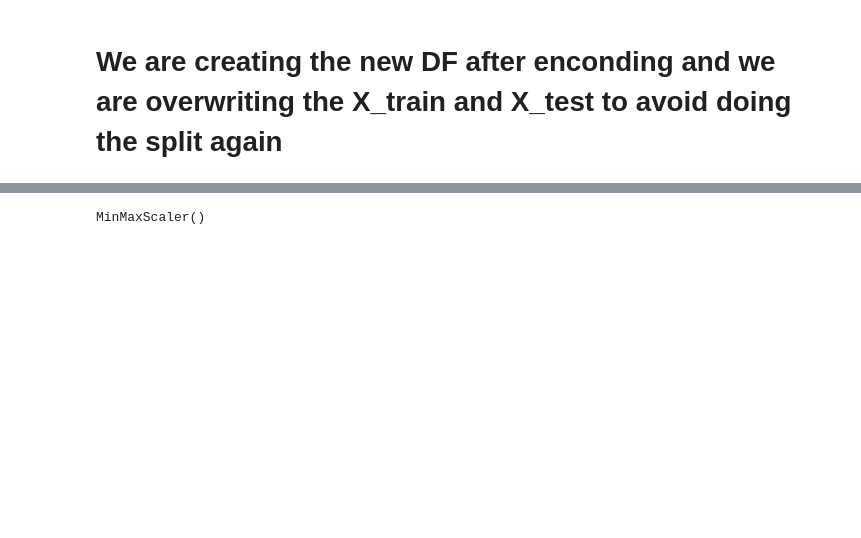
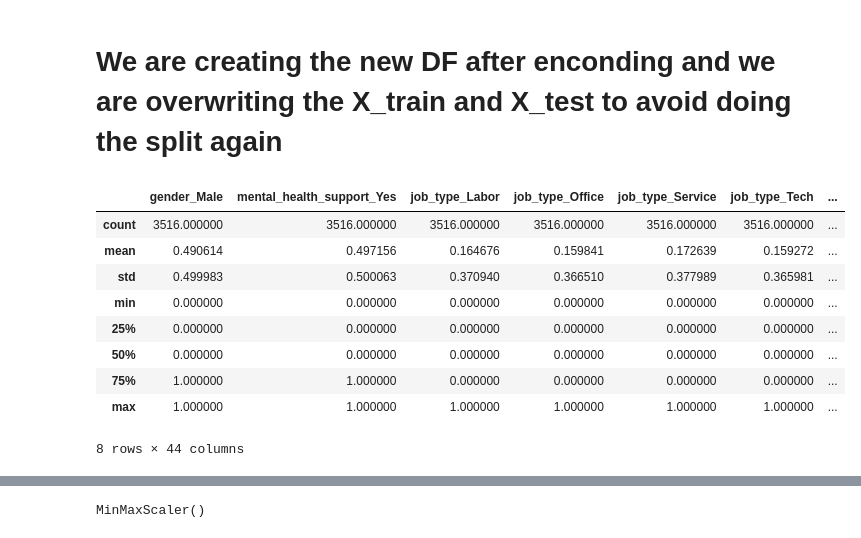
Before and after one commit to mari21041/ML---Disease-Risk-from-Daily-Habits, a Jupyter notebook: Notebooks/Notebook_Jesus.ipynb, the cells around one changed output, grey strips where cells are left out. Saved outputs shown, nothing was run; the diff lists cells and outputs as text; code cells hidden in the pictures; blank space fills up the shorter version.

```diff
--- a/Notebooks/Notebook_Jesus.ipynb
+++ b/Notebooks/Notebook_Jesus.ipynb
@@ -61,3 +38,3 @@ array(['Moderate', 'High', 'Low'], dtype=object)
 # %%
-object_col_non_ord=['gender', 'alcohol_consumption', 'mental_health_support', 'job_type', 'diet_type', 'exercise_type','caffeine_intake', 'family_history', 'pet_owner']
-object_col_ord=['sleep_quality','smoking_level','device_usage','healthcare_access','sunlight_exposure']
+object_col_non_ord=['gender', 'mental_health_support', 'job_type', 'diet_type', 'exercise_type', 'family_history', 'pet_owner']
+object_col_ord=['sleep_quality','smoking_level','device_usage','healthcare_access','sunlight_exposure', 'alcohol_consumption','caffeine_intake']
@@ -99,6 +85,6 @@ df_2['sunlight_exposure'] = df_2['sunlight_exposure'].map(sunlight_exposure_map)
 # %% [markdown]
 # Training the encoder
 # %%
-ohe = OneHotEncoder(sparse_output=False)
+ohe = OneHotEncoder(drop='first',sparse_output=False)
 ohe.fit(df_2[object_col_non_ord])
 # %% [output]
@@ -124,3 +111,16 @@ X_test_trans_np = ohe.transform(X_test[object_col_non_ord])
 X_test_trans_df = pd.DataFrame(X_test_trans_np, columns=ohe.get_feature_names_out(), index=X_test.index)
 X_test=pd.concat([X_test_trans_df,X_test_num],axis=1)
 # X_test.info()
+# %%
+X_test.describe()
+# %% [output]
+|  | gender_Male | mental_health_support_Yes | job_type_Labor | job_type_Office | job_type_Service | job_type_Tech | ... |
+| count | 3516.000000 | 3516.000000 | 3516.000000 | 3516.000000 | 3516.000000 | 3516.000000 | ... |
+| mean | 0.490614 | 0.497156 | 0.164676 | 0.159841 | 0.172639 | 0.159272 | ... |
+| std | 0.499983 | 0.500063 | 0.370940 | 0.366510 | 0.377989 | 0.365981 | ... |
+| min | 0.000000 | 0.000000 | 0.000000 | 0.000000 | 0.000000 | 0.000000 | ... |
+| 25% | 0.000000 | 0.000000 | 0.000000 | 0.000000 | 0.000000 | 0.000000 | ... |
+| 50% | 0.000000 | 0.000000 | 0.000000 | 0.000000 | 0.000000 | 0.000000 | ... |
+| 75% | 1.000000 | 1.000000 | 0.000000 | 0.000000 | 0.000000 | 0.000000 | ... |
+| max | 1.000000 | 1.000000 | 1.000000 | 1.000000 | 1.000000 | 1.000000 | ... |
+8 rows × 44 columns
```
Also changed, not shown: parts of 20 cells of this notebook, 1 other file.
